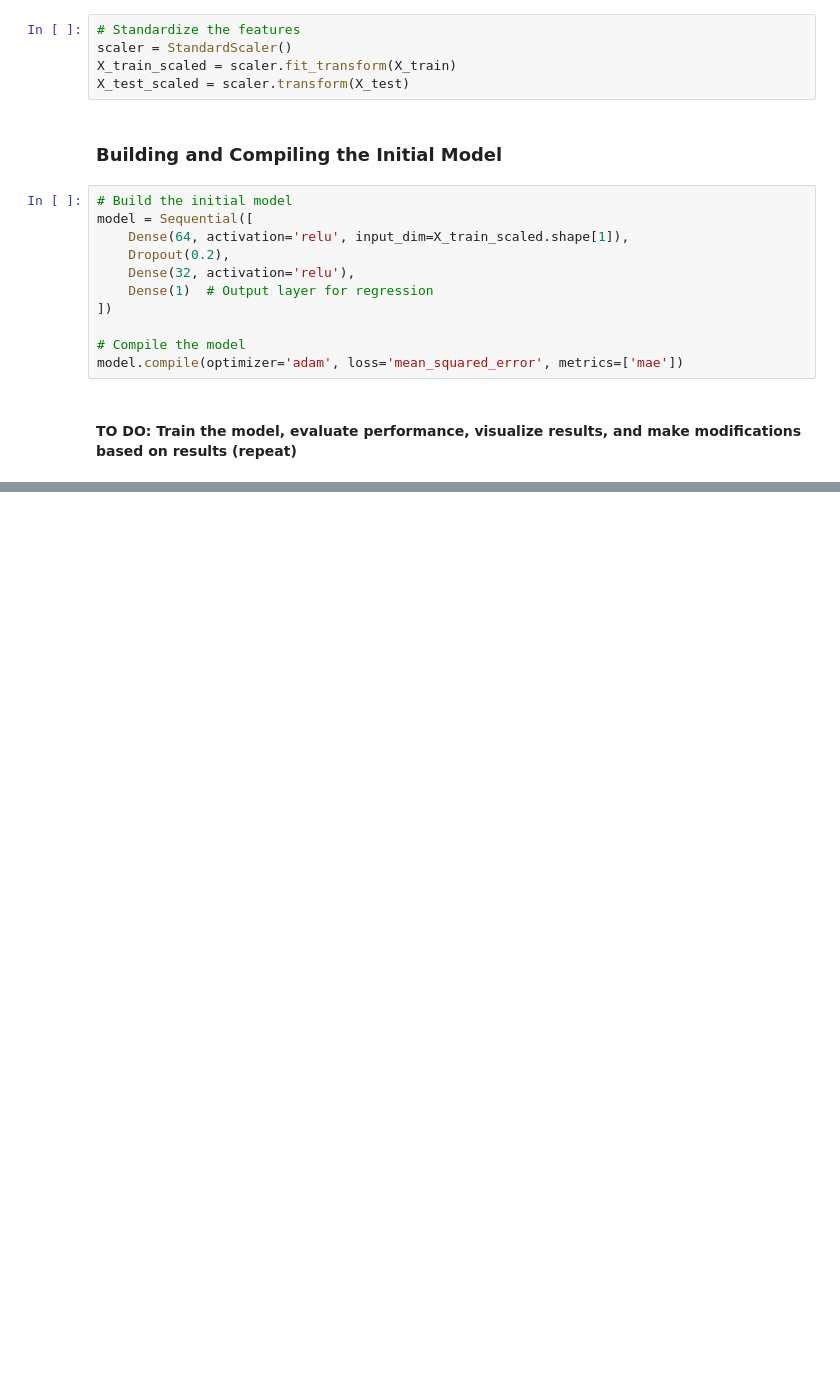
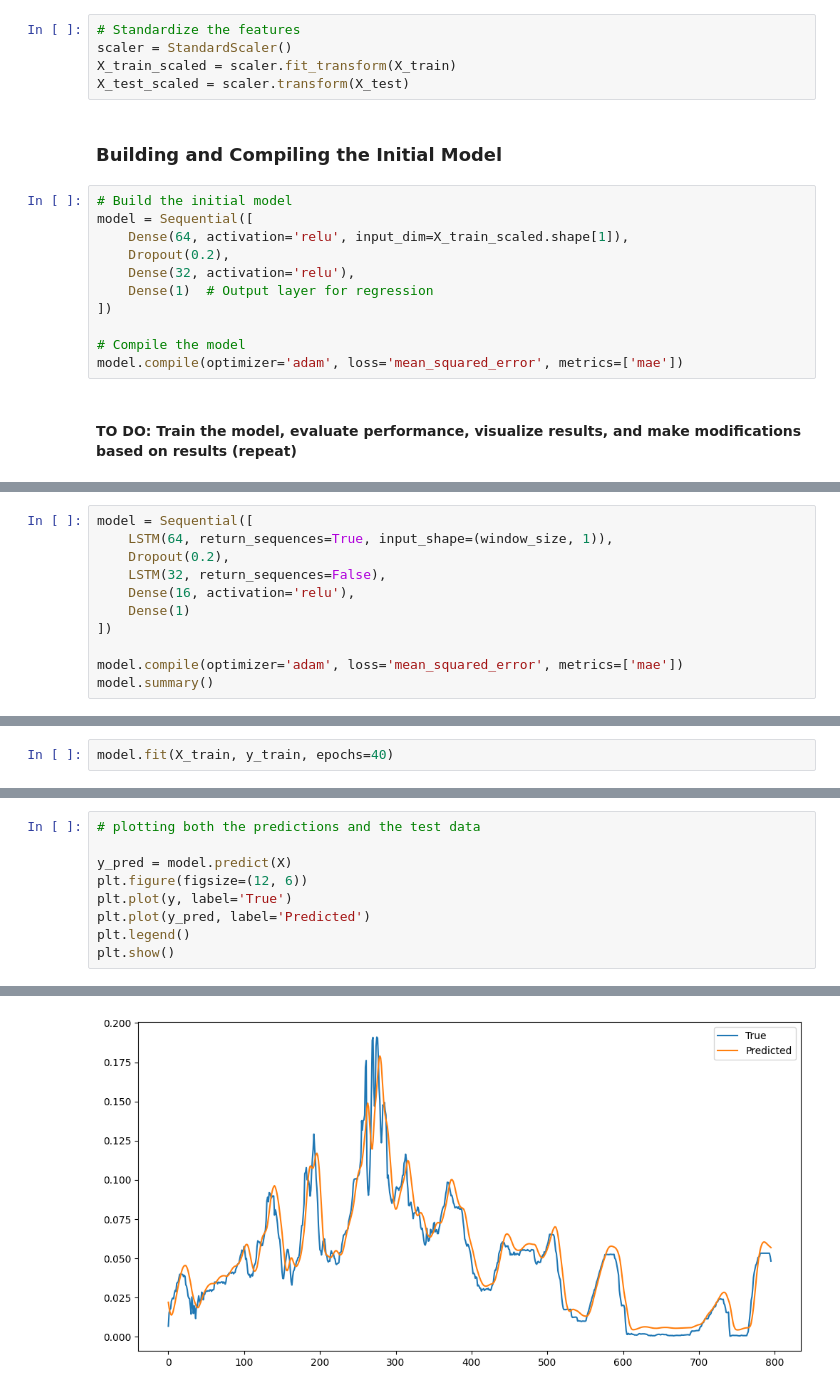
Before and after one commit to LauraAllObe/InterestRatesWithDL, a Jupyter notebook: interestRatePrediction.ipynb, the cells around one changed output, grey strips where cells are left out. Drawn from its saved outputs; the diff is of its cells as text; blank space fills up the shorter version.

```diff
--- a/interestRatePrediction.ipynb
+++ b/interestRatePrediction.ipynb
@@ -84,0 +140,11 @@ model.compile(optimizer='adam', loss='mean_squared_error', metrics=['mae'])
+# %%
+model = Sequential([
+    LSTM(64, return_sequences=True, input_shape=(window_size, 1)),
+    Dropout(0.2),
+    LSTM(32, return_sequences=False),
+    Dense(16, activation='relu'),
+    Dense(1)
+])
+
+model.compile(optimizer='adam', loss='mean_squared_error', metrics=['mae'])
+model.summary()
@@ -84,0 +169,2 @@ model.compile(optimizer='adam', loss='mean_squared_error', metrics=['mae'])
+# %%
+model.fit(X_train, y_train, epochs=40)
@@ -84,0 +201,10 @@ model.compile(optimizer='adam', loss='mean_squared_error', metrics=['mae'])
+# %%
+# plotting both the predictions and the test data
+
+y_pred = model.predict(X)
+plt.figure(figsize=(12, 6))
+plt.plot(y, label='True')
+plt.plot(y_pred, label='Predicted')
+plt.legend()
+plt.show()
+# %% [output]
@@ -84,0 +212 @@ model.compile(optimizer='adam', loss='mean_squared_error', metrics=['mae'])
+[figure, added]
```
Also changed, not shown: parts of 12 cells of this notebook.
